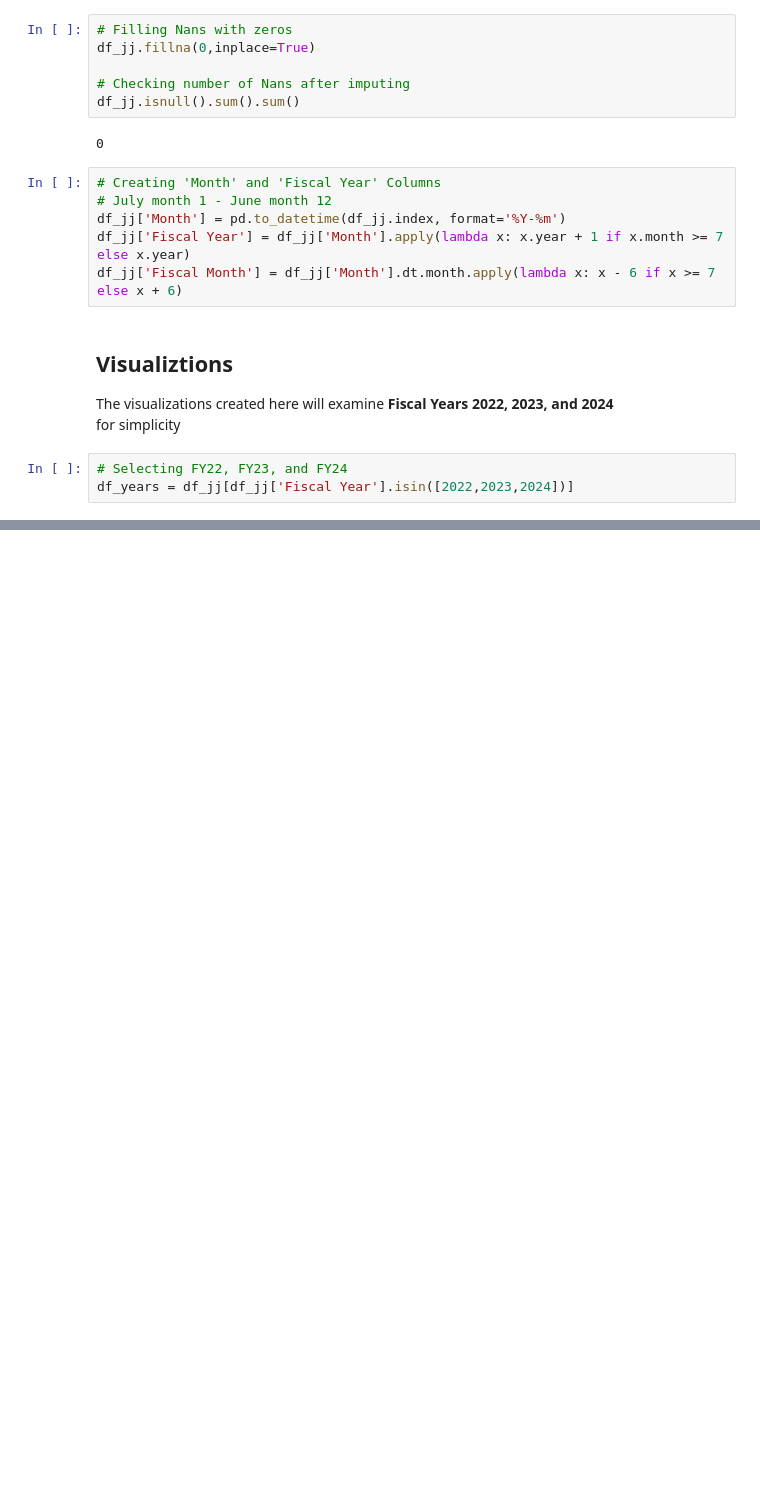
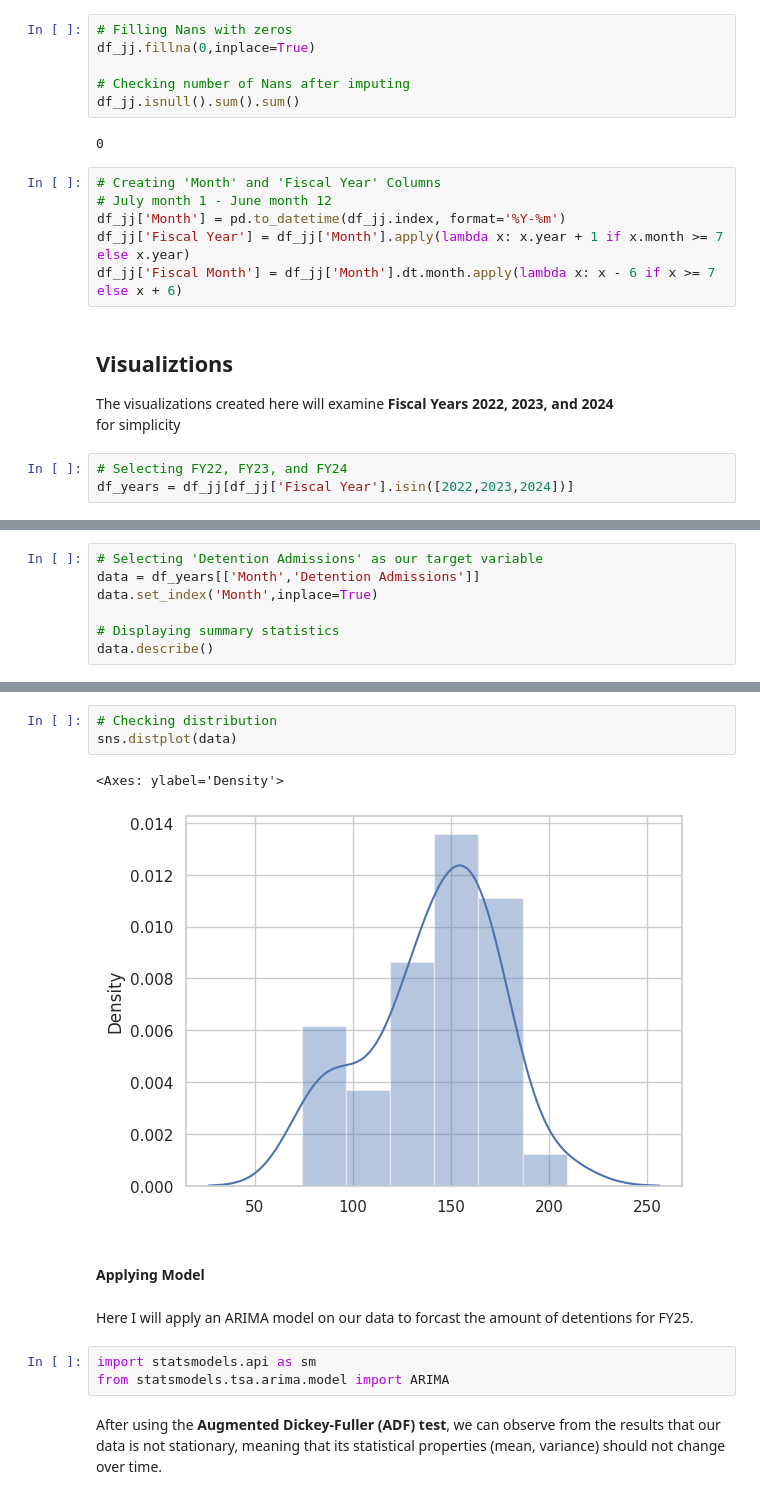
Before and after one commit to WilliamHallPortfolio/ACS_Juvenile_Justice_Project, a Jupyter notebook: ACS and JJ.ipynb, the cells around one changed output, grey strips where cells are left out. Cells and saved outputs as stored; diff of their text form; blank space fills up the shorter version.

```diff
--- a/ACS and JJ.ipynb
+++ b/ACS and JJ.ipynb
@@ -269,0 +295,7 @@ for i in columns:
+# %%
+# Selecting 'Detention Admissions' as our target variable
+data = df_years[['Month','Detention Admissions']]
+data.set_index('Month',inplace=True)
+
+# Displaying summary statistics
+data.describe()
@@ -269,0 +312,15 @@ for i in columns:
+# %%
+# Checking distribution
+sns.distplot(data)
+# %% [output]
+<Axes: ylabel='Density'>
+[figure, added]
+# %% [markdown]
+#### Applying Model
+# %% [markdown]
+Here I will apply an ARIMA model on our data to forcast the amount of detentions for FY25.
+# %%
+import statsmodels.api as sm
+from statsmodels.tsa.arima.model import ARIMA
+# %% [markdown]
+After using the **Augmented Dickey-Fuller (ADF) test**, we can observe from the results that our data is not stationary, meaning that its statistical properties (mean, variance) should not change over time.
```
Also changed, not shown: parts of 19 cells of this notebook.
